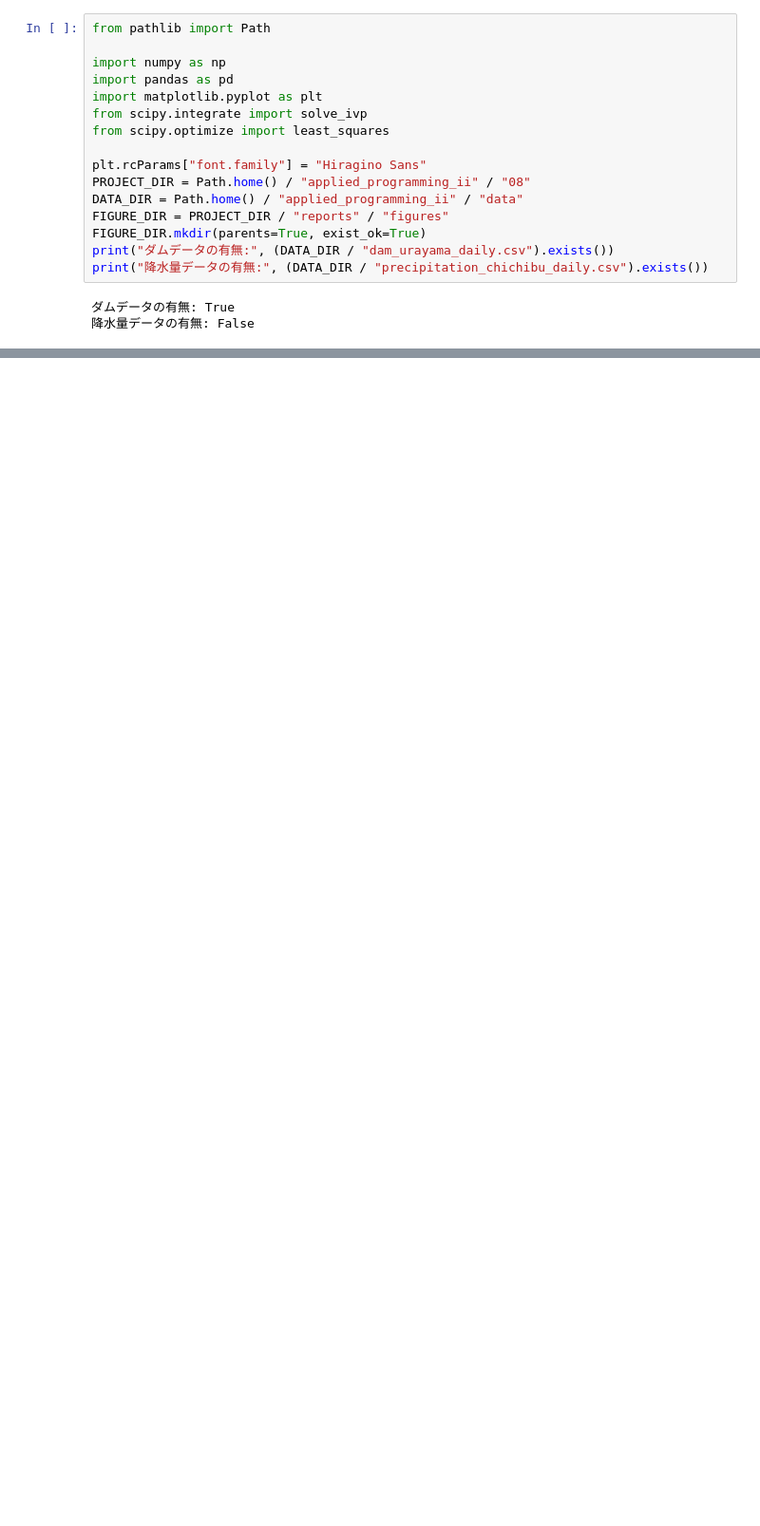
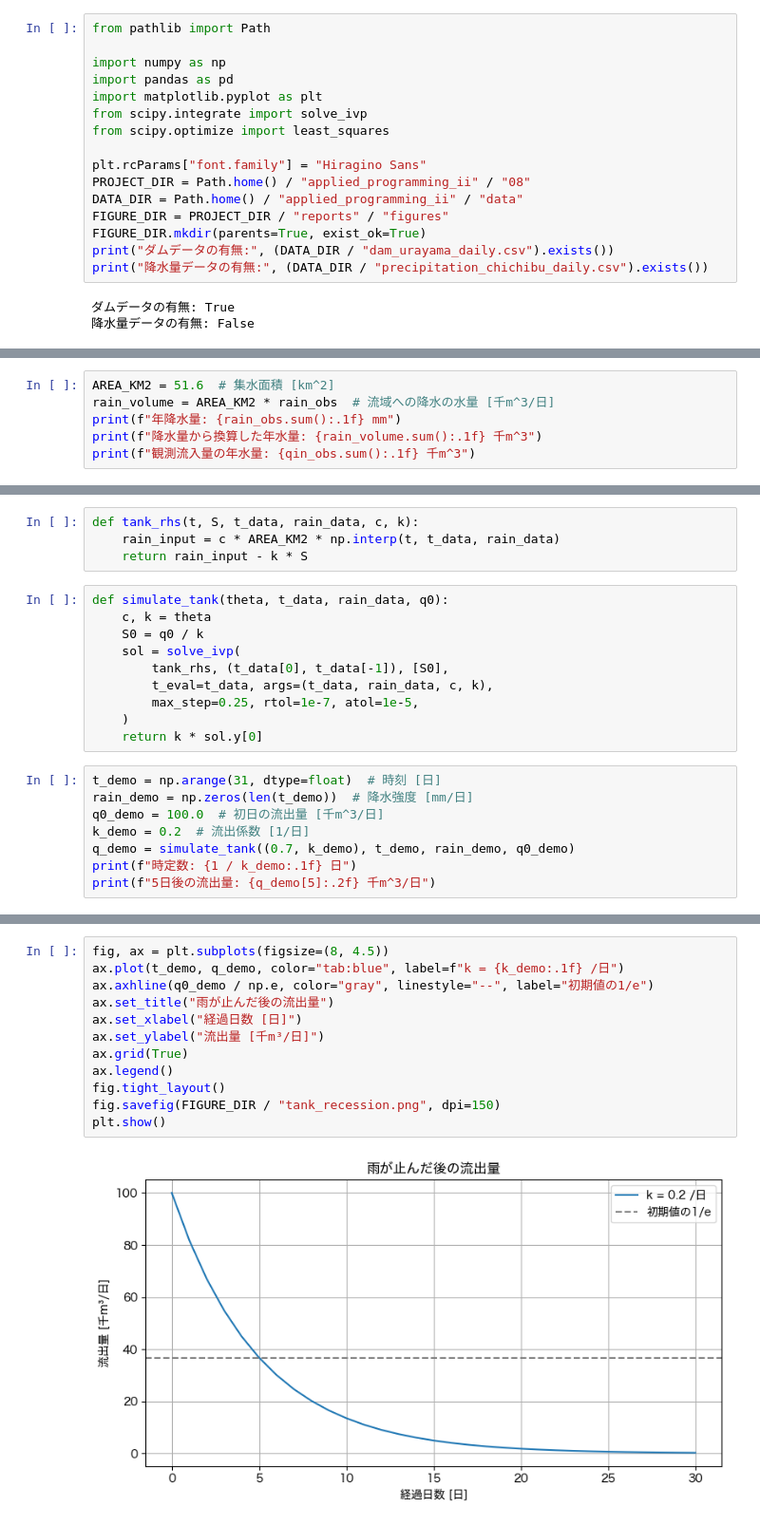
Before and after one commit to k16kgw/Class_Josai_AppliedProgrammingII, a Jupyter notebook: class/08/notebooks/tank_model.ipynb, the cells around one changed output, grey strips where cells are left out. Shown at 95% size. Drawn from its saved outputs; the diff is of its cells as text; blank space fills up the shorter version.

```diff
--- a/class/08/notebooks/tank_model.ipynb
+++ b/class/08/notebooks/tank_model.ipynb
@@ -24,0 +99,6 @@ FileNotFoundError: [Errno 2] No such file or directory: '/Users/kkagawa/applied_
+# %%
+AREA_KM2 = 51.6  # 集水面積 [km^2]
+rain_volume = AREA_KM2 * rain_obs  # 流域への降水の水量 [千m^3/日]
+print(f"年降水量: {rain_obs.sum():.1f} mm")
+print(f"降水量から換算した年水量: {rain_volume.sum():.1f} 千m^3")
+print(f"観測流入量の年水量: {qin_obs.sum():.1f} 千m^3")
@@ -24,0 +109,22 @@ FileNotFoundError: [Errno 2] No such file or directory: '/Users/kkagawa/applied_
+# %%
+def tank_rhs(t, S, t_data, rain_data, c, k):
+    rain_input = c * AREA_KM2 * np.interp(t, t_data, rain_data)
+    return rain_input - k * S
+# %%
+def simulate_tank(theta, t_data, rain_data, q0):
+    c, k = theta
+    S0 = q0 / k
+    sol = solve_ivp(
+        tank_rhs, (t_data[0], t_data[-1]), [S0],
+        t_eval=t_data, args=(t_data, rain_data, c, k),
+        max_step=0.25, rtol=1e-7, atol=1e-5,
+    )
+    return k * sol.y[0]
+# %%
+t_demo = np.arange(31, dtype=float)  # 時刻 [日]
+rain_demo = np.zeros(len(t_demo))  # 降水強度 [mm/日]
+q0_demo = 100.0  # 初日の流出量 [千m^3/日]
+k_demo = 0.2  # 流出係数 [1/日]
+q_demo = simulate_tank((0.7, k_demo), t_demo, rain_demo, q0_demo)
+print(f"時定数: {1 / k_demo:.1f} 日")
+print(f"5日後の流出量: {q_demo[5]:.2f} 千m^3/日")
@@ -24,0 +134,14 @@ FileNotFoundError: [Errno 2] No such file or directory: '/Users/kkagawa/applied_
+# %%
+fig, ax = plt.subplots(figsize=(8, 4.5))
+ax.plot(t_demo, q_demo, color="tab:blue", label=f"k = {k_demo:.1f} /日")
+ax.axhline(q0_demo / np.e, color="gray", linestyle="--", label="初期値の1/e")
+ax.set_title("雨が止んだ後の流出量")
+ax.set_xlabel("経過日数 [日]")
+ax.set_ylabel("流出量 [千m³/日]")
+ax.grid(True)
+ax.legend()
+fig.tight_layout()
+fig.savefig(FIGURE_DIR / "tank_recession.png", dpi=150)
+plt.show()
+# %% [output]
+[figure, added]
```
Also changed, not shown: parts of 22 cells of this notebook, 4 other files.
